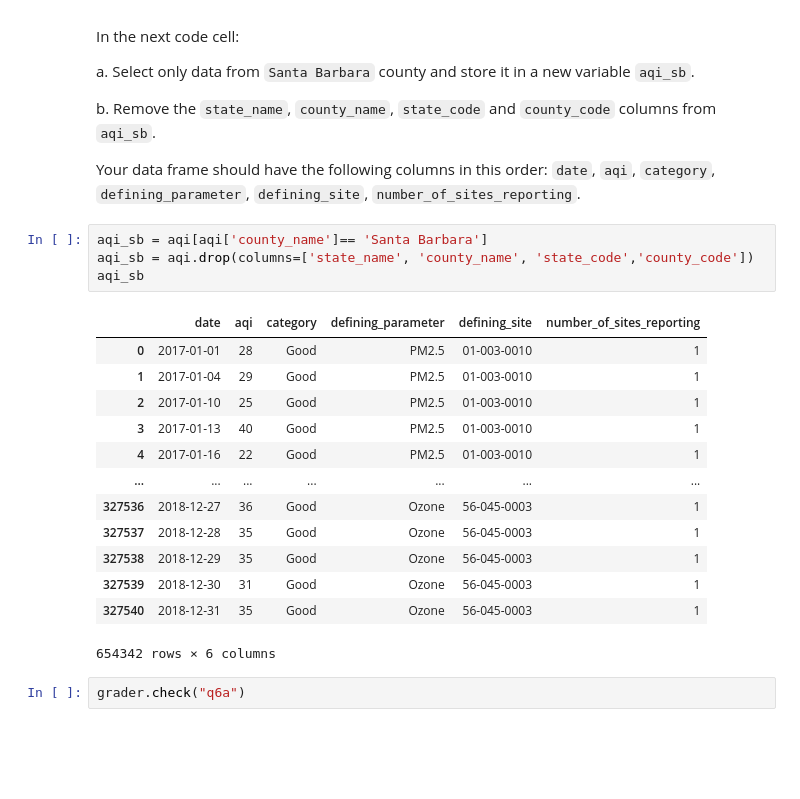
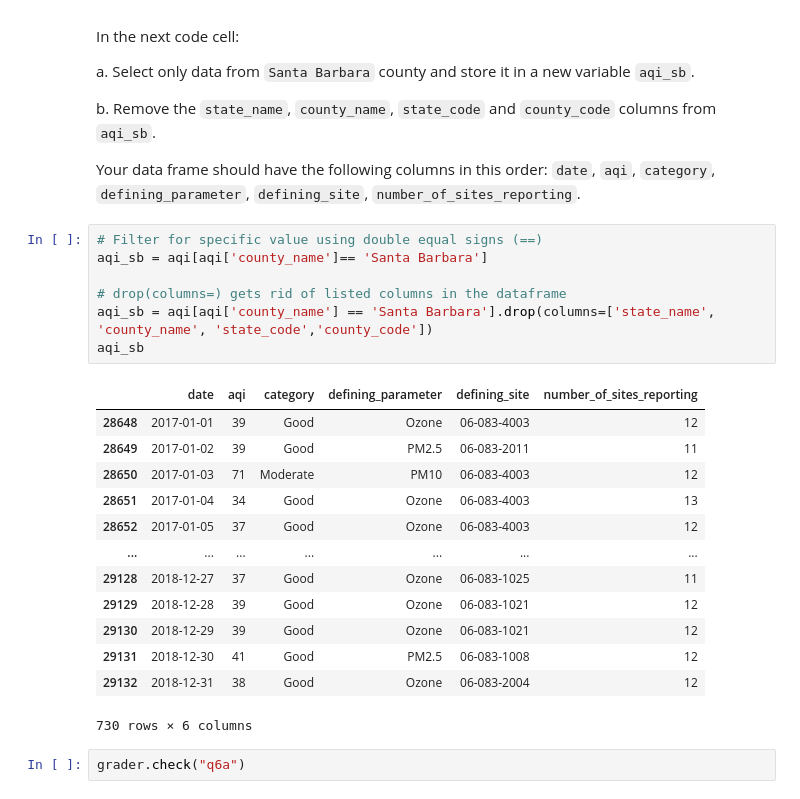
Before and after one commit to nberry18/eds220-hwk2, a Jupyter notebook: task3/hwk2-task3-aqi.ipynb, the cells around one changed output. Drawn from its saved outputs; the diff is of its cells as text; blank space fills up the shorter version.

```diff
--- a/task3/hwk2-task3-aqi.ipynb
+++ b/task3/hwk2-task3-aqi.ipynb
@@ -185,23 +228,26 @@ b. Remove the `state_name`, `county_name`, `state_code` and `county_code` column
 
 Your data frame should have the following columns in this order: `date`, `aqi`, `category`, `defining_parameter`, `defining_site`, `number_of_sites_reporting`.
 # %%
+# Filter for specific value using double equal signs (==)
 aqi_sb = aqi[aqi['county_name']== 'Santa Barbara']
-aqi_sb = aqi.drop(columns=['state_name', 'county_name', 'state_code','county_code'])
+
+# drop(columns=) gets rid of listed columns in the dataframe
+aqi_sb = aqi[aqi['county_name'] == 'Santa Barbara'].drop(columns=['state_name', 'county_name', 'state_code','county_code'])
 aqi_sb
 # %% [output]
 |  | date | aqi | category | defining_parameter | defining_site | number_of_sites_reporting |
-| 0 | 2017-01-01 | 28 | Good | PM2.5 | 01-003-0010 | 1 |
-| 1 | 2017-01-04 | 29 | Good | PM2.5 | 01-003-0010 | 1 |
-| 2 | 2017-01-10 | 25 | Good | PM2.5 | 01-003-0010 | 1 |
-| 3 | 2017-01-13 | 40 | Good | PM2.5 | 01-003-0010 | 1 |
-| 4 | 2017-01-16 | 22 | Good | PM2.5 | 01-003-0010 | 1 |
+| 28648 | 2017-01-01 | 39 | Good | Ozone | 06-083-4003 | 12 |
+| 28649 | 2017-01-02 | 39 | Good | PM2.5 | 06-083-2011 | 11 |
+| 28650 | 2017-01-03 | 71 | Moderate | PM10 | 06-083-4003 | 12 |
+| 28651 | 2017-01-04 | 34 | Good | Ozone | 06-083-4003 | 13 |
+| 28652 | 2017-01-05 | 37 | Good | Ozone | 06-083-4003 | 12 |
 | ... | ... | ... | ... | ... | ... | ... |
-| 327536 | 2018-12-27 | 36 | Good | Ozone | 56-045-0003 | 1 |
-| 327537 | 2018-12-28 | 35 | Good | Ozone | 56-045-0003 | 1 |
-| 327538 | 2018-12-29 | 35 | Good | Ozone | 56-045-0003 | 1 |
-| 327539 | 2018-12-30 | 31 | Good | Ozone | 56-045-0003 | 1 |
-| 327540 | 2018-12-31 | 35 | Good | Ozone | 56-045-0003 | 1 |
+| 29128 | 2018-12-27 | 37 | Good | Ozone | 06-083-1025 | 11 |
+| 29129 | 2018-12-28 | 39 | Good | Ozone | 06-083-1021 | 12 |
+| 29130 | 2018-12-29 | 39 | Good | Ozone | 06-083-1021 | 12 |
+| 29131 | 2018-12-30 | 41 | Good | PM2.5 | 06-083-1008 | 12 |
+| 29132 | 2018-12-31 | 38 | Good | Ozone | 06-083-2004 | 12 |
-654342 rows × 6 columns
+730 rows × 6 columns
 # %%
 grader.check("q6a")
 # %% [output]
```
Also changed, not shown: parts of 21 cells of this notebook.
